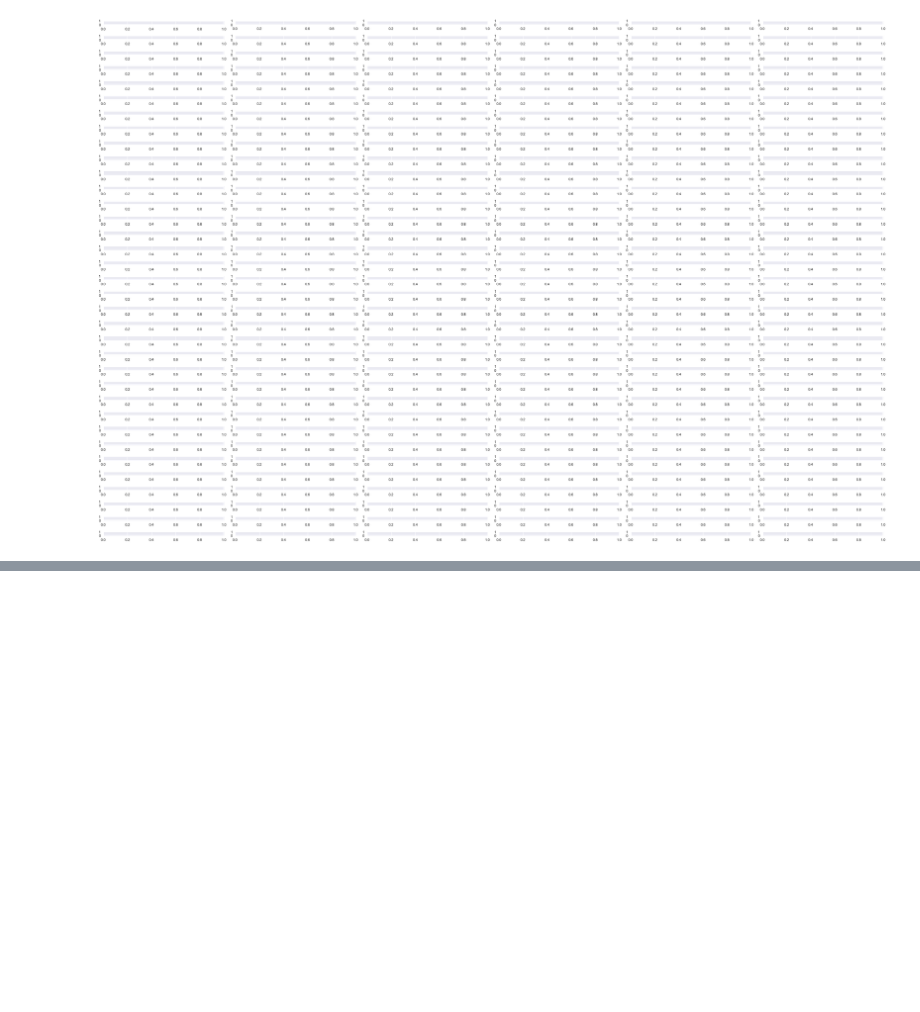
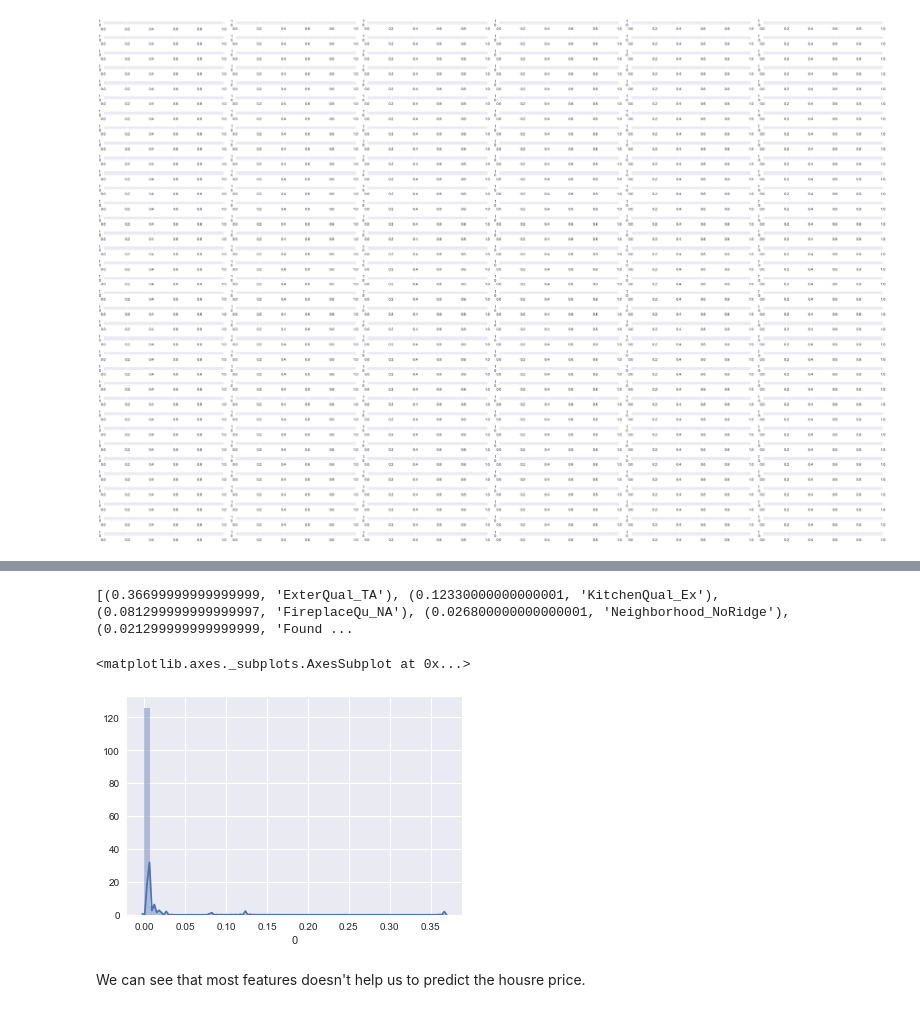
Before and after one commit to HaiaK/Housing, a Jupyter notebook: HousePricing.ipynb, the cells around one changed output, grey strips where cells are left out. Saved outputs shown, nothing was run; the diff lists cells and outputs as text; code cells hidden in the pictures; blank space fills up the shorter version.

```diff
--- a/HousePricing.ipynb
+++ b/HousePricing.ipynb
@@ -561,0 +614,5 @@ ValueError: Found input variables with inconsistent numbers of samples: [1460, 2
+# %%
+Y = train['SalePrice']
+X = categ1    #we destinct the dummies earlier to categ1.
+rf = RandomForestRegressor()
+rf.fit(X, Y)
@@ -561,0 +646,13 @@ ValueError: Found input variables with inconsistent numbers of samples: [1460, 2
+# %%
+print (sorted(zip(map(lambda x: round(x, 4), rf.feature_importances_), X_colnames), reverse=True))
+# %% [output]
+[(0.36699999999999999, 'ExterQual_TA'), (0.12330000000000001, 'KitchenQual_Ex'), (0.081299999999999997, 'FireplaceQu_NA'), (0.026800000000000001, 'Neighborhood_NoRidge'), (0.021299999999999999, 'Found ...
+# %%
+Sorted_Features=(sorted(zip(map(lambda x: round(x, 4), rf.feature_importances_), X_colnames), reverse=True))
+Sorted_Features=pd.DataFrame(Sorted_Features)
+sns.distplot(Sorted_Features.iloc[:,0])
+# %% [output]
+<matplotlib.axes._subplots.AxesSubplot at 0x...>
+[figure, added]
+# %% [markdown]
+We can see that most features doesn't help us to predict the housre price.
```
Also changed, not shown: parts of 49 cells of this notebook.
